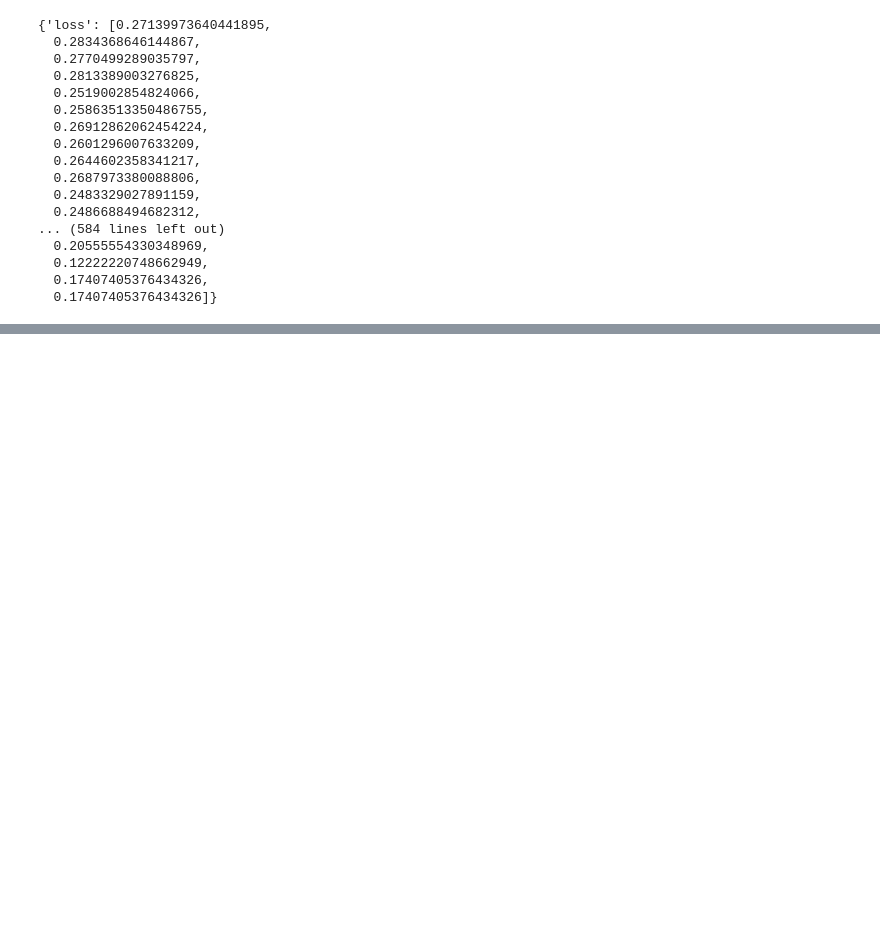
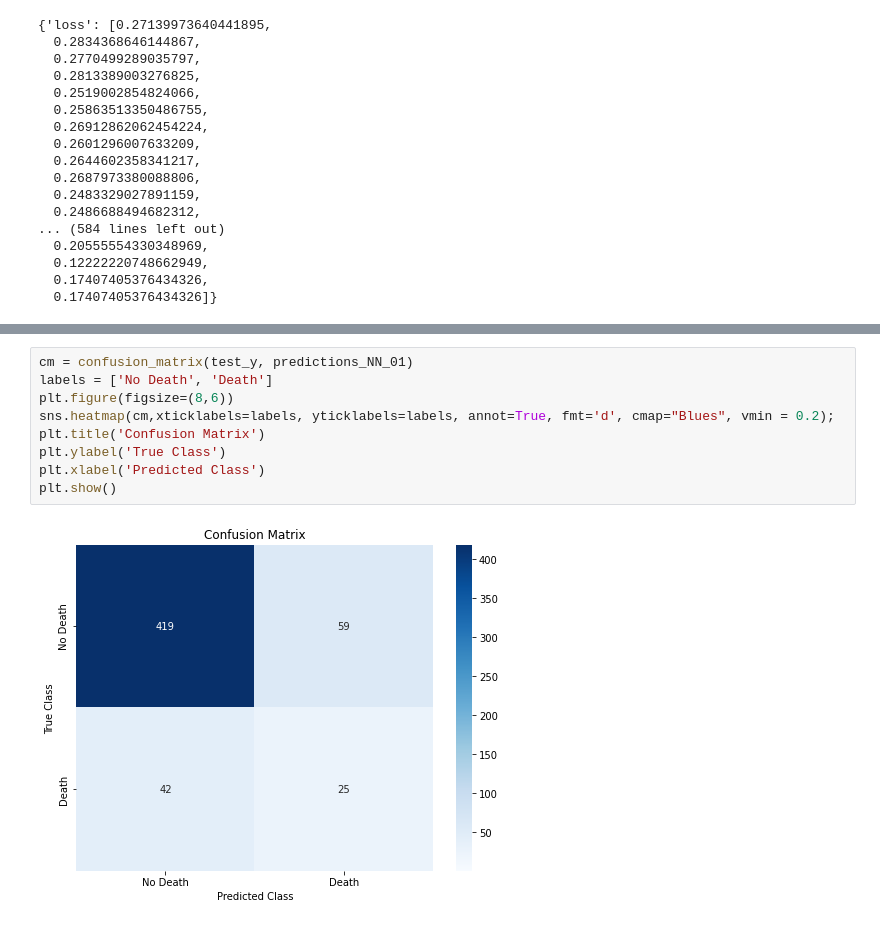
Before and after one commit to jacksondial/707FinalProject, a Jupyter notebook: 707NN.ipynb, the cells around one changed output, grey strips where cells are left out. Drawn from its saved outputs; the diff is of its cells as text; blank space fills up the shorter version.

```diff
--- a/707NN.ipynb
+++ b/707NN.ipynb
@@ -219,0 +273,11 @@ training.history
+# %%
+cm = confusion_matrix(test_y, predictions_NN_01)
+labels = ['No Death', 'Death']
+plt.figure(figsize=(8,6))
+sns.heatmap(cm,xticklabels=labels, yticklabels=labels, annot=True, fmt='d', cmap="Blues", vmin = 0.2);
+plt.title('Confusion Matrix')
+plt.ylabel('True Class')
+plt.xlabel('Predicted Class')
+plt.show()
+# %% [output]
+[figure, added]
```
Also changed, not shown: parts of 10 cells of this notebook.
